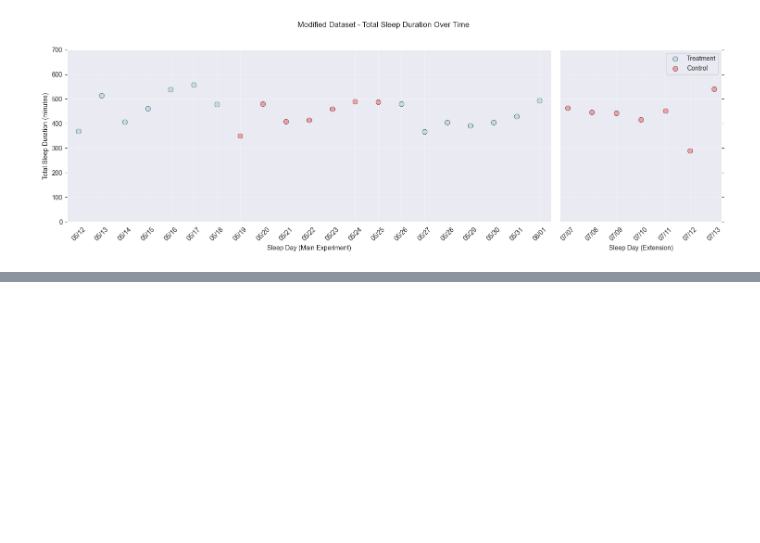
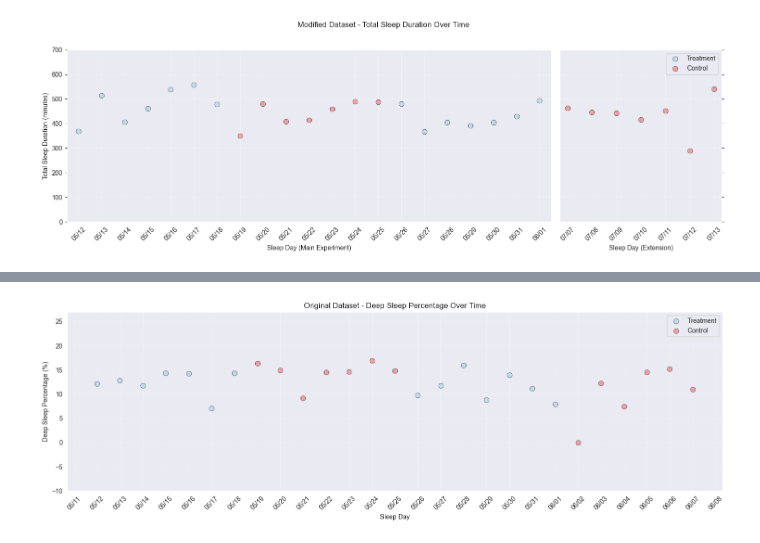
Before and after one commit to cezary17/nof1-analysis-py, a Jupyter notebook: analysis/analyze_data.ipynb, the cells around one changed output, grey strips where cells are left out. Cells and saved outputs as stored; diff of their text form; code cells hidden in the pictures; blank space fills up the shorter version.

```diff
--- a/analysis/analyze_data.ipynb
+++ b/analysis/analyze_data.ipynb
@@ -700,0 +590,99 @@ plt.show()
+# %%
+# Create scatter plots showing Deep sleep percentage over time for treatment and control groups
+
+# Original dataset plot
+fig1, ax1 = plt.subplots(1, 1, figsize=(15, 5))
+
+treatment_dates = treatment_data["sleep_day"].to_numpy()
+treatment_deep_percentage = treatment_data["deep_sleep_percentage"].to_numpy()
+control_dates = control_data["sleep_day"].to_numpy()
+control_deep_percentage = control_data["deep_sleep_percentage"].to_numpy()
+
+# Calculate y-axis limits for Deep sleep percentage
+all_deep_data = np.concatenate([treatment_deep_percentage, control_deep_percentage])
+deep_min, deep_max = np.min(all_deep_data), np.max(all_deep_data)
+deep_ylim_min, deep_ylim_max = deep_min - 10, deep_max + 10
+
+ax1.scatter(treatment_dates, treatment_deep_percentage, color='lightblue', alpha=0.7, s=60, label='Treatment', edgecolors='black', linewidth=0.5)
+ax1.scatter(control_dates, control_deep_percentage, color='lightcoral', alpha=0.7, s=60, label='Control', edgecolors='black', linewidth=0.5)
+ax1.set_xlabel('Sleep Day')
+ax1.set_ylabel('Deep Sleep Percentage (%)')
+ax1.set_title('Original Dataset - Deep Sleep Percentage Over Time')
+ax1.set_ylim(deep_ylim_min, deep_ylim_max)
+ax1.legend()
+ax1.grid(True, alpha=0.3)
+
+# Format x-axis for original dataset
+ax1.xaxis.set_major_locator(mdates.DayLocator())
+ax1.xaxis.set_major_formatter(mdates.DateFormatter('%m/%d'))
+ax1.tick_params(axis='x', rotation=45)
+
+plt.tight_layout()
+plt.show()
+
+# Modified dataset with broken x-axis
+# Create broken axis subplots with 3:1 width ratio
+fig2, (ax2, ax3) = plt.subplots(1, 2, sharey=True, facecolor='w', figsize=(15, 5),
+                                gridspec_kw={'width_ratios': [3, 1]})
+plt.subplots_adjust(wspace=0.1)  # Add space between subplots
+
+# Plot main experiment data on left axis
+main_treatment_dates = main_treatment["sleep_day"].to_numpy()
+main_treatment_deep = main_treatment["deep_sleep_percentage"].to_numpy()
+main_control_dates = main_control["sleep_day"].to_numpy()
+main_control_deep = main_control["deep_sleep_percentage"].to_numpy()
+
+ax2.scatter(main_treatment_dates, main_treatment_deep, color='lightblue', alpha=0.7, s=60, label='Treatment', edgecolors='black', linewidth=0.5)
+ax2.scatter(main_control_dates, main_control_deep, color='lightcoral', alpha=0.7, s=60, label='Control', edgecolors='black', linewidth=0.5)
+
+# Plot extension experiment data on right axis
+extension_treatment_dates = extension_treatment["sleep_day"].to_numpy()
+extension_treatment_deep = extension_treatment["deep_sleep_percentage"].to_numpy()
+extension_control_dates = extension_control["sleep_day"].to_numpy()
+extension_control_deep = extension_control["deep_sleep_percentage"].to_numpy()
+
+ax3.scatter(extension_treatment_dates, extension_treatment_deep, color='lightblue', alpha=0.7, s=60, label='Treatment', edgecolors='black', linewidth=0.5)
+ax3.scatter(extension_control_dates, extension_control_deep, color='lightcoral', alpha=0.7, s=60, label='Control', edgecolors='black', linewidth=0.5)
+
+# Set y-axis limits for both subplots using the same range as original dataset
+ax2.set_ylim(deep_ylim_min, deep_ylim_max)
+ax3.set_ylim(deep_ylim_min, deep_ylim_max)
+
+# Set axis limits to create the break
+if len(main_treatment_dates) > 0:
+    ax2.set_xlim(main_treatment_dates.min() - np.timedelta64(1, 'D'), main_treatment_dates.max() + np.timedelta64(1, 'D'))
+if len(extension_treatment_dates) > 0:
+    ax3.set_xlim(extension_treatment_dates.min() - np.timedelta64(1, 'D'), extension_treatment_dates.max() + np.timedelta64(1, 'D'))
+
+# Hide the spines between ax2 and ax3
+ax2.spines['right'].set_visible(False)
+ax3.spines['left'].set_visible(False)
+ax2.yaxis.tick_left()
+ax2.tick_params(labelright=False)
+ax3.yaxis.tick_right()
+ax3.tick_params(labelleft=False)
+
+# Format x-axis for broken axis plots
+ax2.xaxis.set_major_locator(mdates.DayLocator())
+ax2.xaxis.set_major_formatter(mdates.DateFormatter('%m/%d'))
+ax3.xaxis.set_major_locator(mdates.DayLocator())
+ax3.xaxis.set_major_formatter(mdates.DateFormatter('%m/%d'))
+
+# Set labels and titles
+ax2.set_xlabel('Sleep Day (Main Experiment)')
+ax2.set_ylabel('Deep Sleep Percentage (%)')
+ax3.set_xlabel('Sleep Day (Extension)')
+ax3.legend(loc='upper right')
+ax2.grid(True, alpha=0.3)
+ax3.grid(True, alpha=0.3)
+ax2.tick_params(axis='x', rotation=45)
+ax3.tick_params(axis='x', rotation=45)
+
+# Set overall title
+fig2.suptitle('Modified Dataset - Deep Sleep Percentage Over Time', y=1.02)
+
+plt.tight_layout()
+plt.savefig("../figures/sleep_time/deep_sleep_percentage_scatter_plots.png", dpi=300, bbox_inches='tight')
+plt.show()
+# %% [output]
+[figure, added]
```
Also changed, not shown: parts of 10 cells of this notebook, 3 other files.
